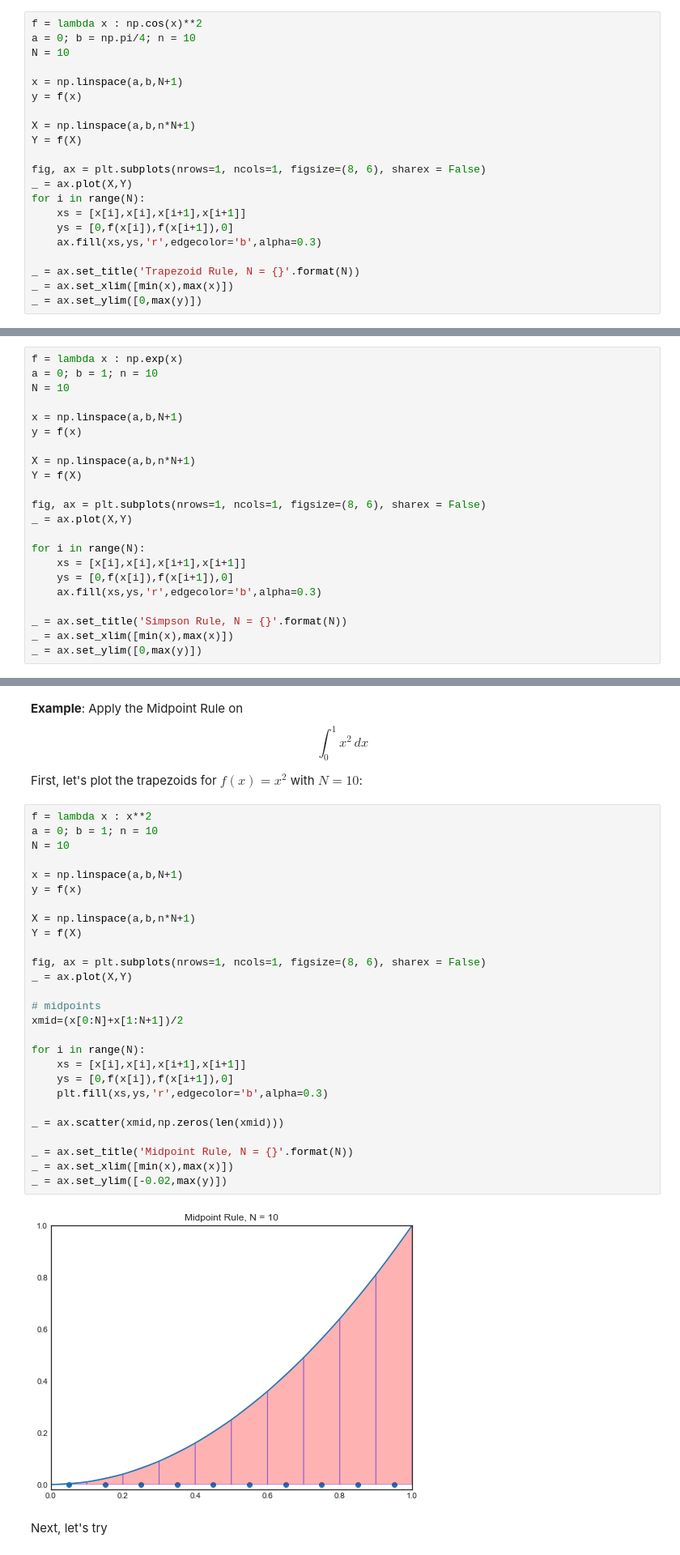
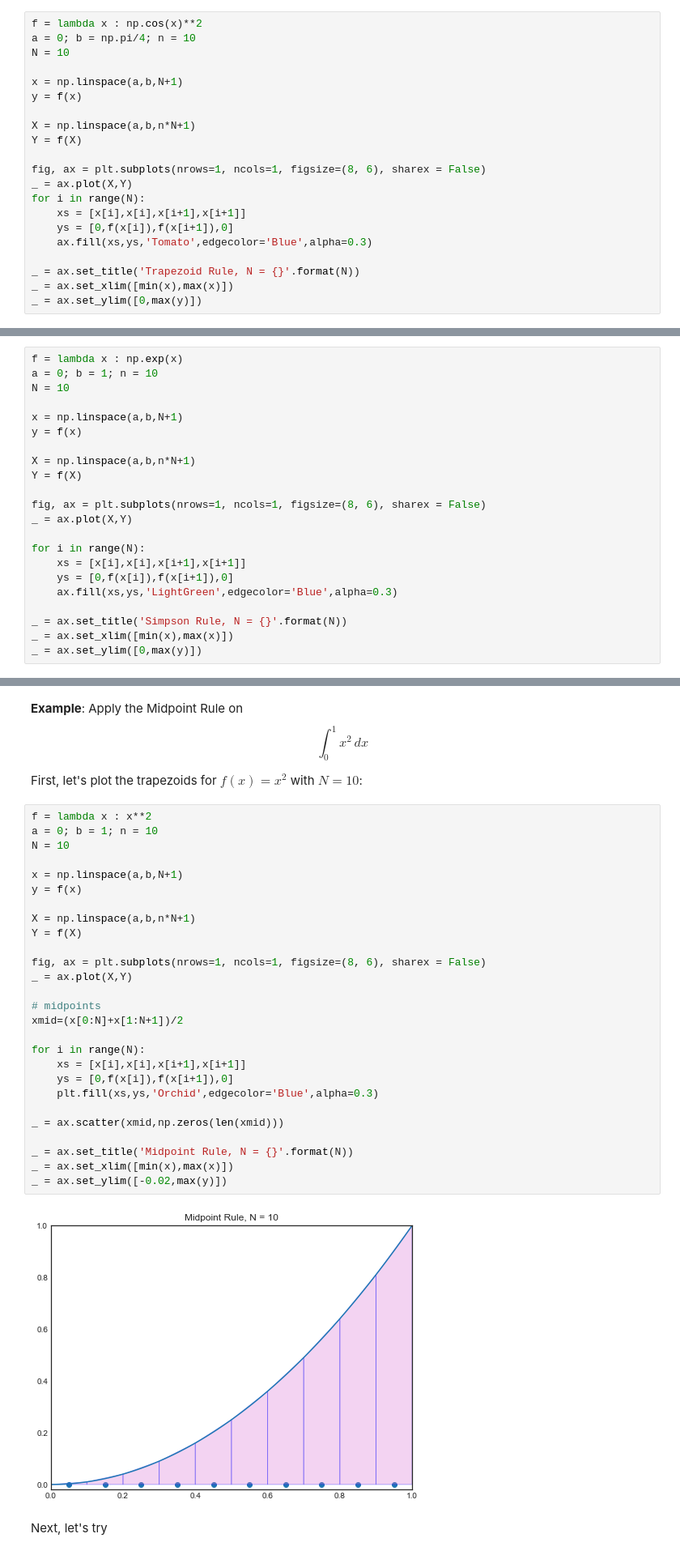
Before and after one commit to HatefDastour/Notes, a Jupyter notebook: Numerical_Analysis/Numerical_Integration.ipynb, the cells around one changed output, grey strips where cells are left out. Shown at 81% size. Drawn from its saved outputs; the diff is of its cells as text.

```diff
--- a/Numerical_Analysis/Numerical_Integration.ipynb
+++ b/Numerical_Analysis/Numerical_Integration.ipynb
@@ -61,7 +63,7 @@ _ = ax.plot(X,Y)
 for i in range(N):
     xs = [x[i],x[i],x[i+1],x[i+1]]
     ys = [0,f(x[i]),f(x[i+1]),0]
-    ax.fill(xs,ys,'r',edgecolor='b',alpha=0.3)
+    ax.fill(xs,ys,'Tomato',edgecolor='Blue',alpha=0.3)
 
 _ = ax.set_title('Trapezoid Rule, N = {}'.format(N))
 _ = ax.set_xlim([min(x),max(x)])
@@ -123,7 +125,7 @@ _ = ax.plot(X,Y)
 for i in range(N):
     xs = [x[i],x[i],x[i+1],x[i+1]]
     ys = [0,f(x[i]),f(x[i+1]),0]
-    ax.fill(xs,ys,'r',edgecolor='b',alpha=0.3)
+    ax.fill(xs,ys,'LightGreen',edgecolor='Blue',alpha=0.3)
 
 _ = ax.set_title('Simpson Rule, N = {}'.format(N))
 _ = ax.set_xlim([min(x),max(x)])
@@ -171,32 +173,32 @@ First, let's plot the trapezoids for $f(x)=x^2$ with $N=10$:
 # %%
 f = lambda x : x**2
 a = 0; b = 1; n = 10
 N = 10
 
 x = np.linspace(a,b,N+1)
 y = f(x)
 
 X = np.linspace(a,b,n*N+1)
 Y = f(X)
 
 fig, ax = plt.subplots(nrows=1, ncols=1, figsize=(8, 6), sharex = False)
 _ = ax.plot(X,Y)
 
 # midpoints
 xmid=(x[0:N]+x[1:N+1])/2
 
 for i in range(N):
     xs = [x[i],x[i],x[i+1],x[i+1]]
     ys = [0,f(x[i]),f(x[i+1]),0]
-    plt.fill(xs,ys,'r',edgecolor='b',alpha=0.3)
+    plt.fill(xs,ys,'Orchid',edgecolor='Blue',alpha=0.3)
 
 _ = ax.scatter(xmid,np.zeros(len(xmid)))
 
 _ = ax.set_title('Midpoint Rule, N = {}'.format(N))
 _ = ax.set_xlim([min(x),max(x)])
 _ = ax.set_ylim([-0.02,max(y)])
 # %% [output]
-[figure, old version]
+[figure, new version]
 # %% [markdown]
 Next, let's try
 # %%
```
Also changed, not shown: parts of 5 cells of this notebook, 6 other files.
